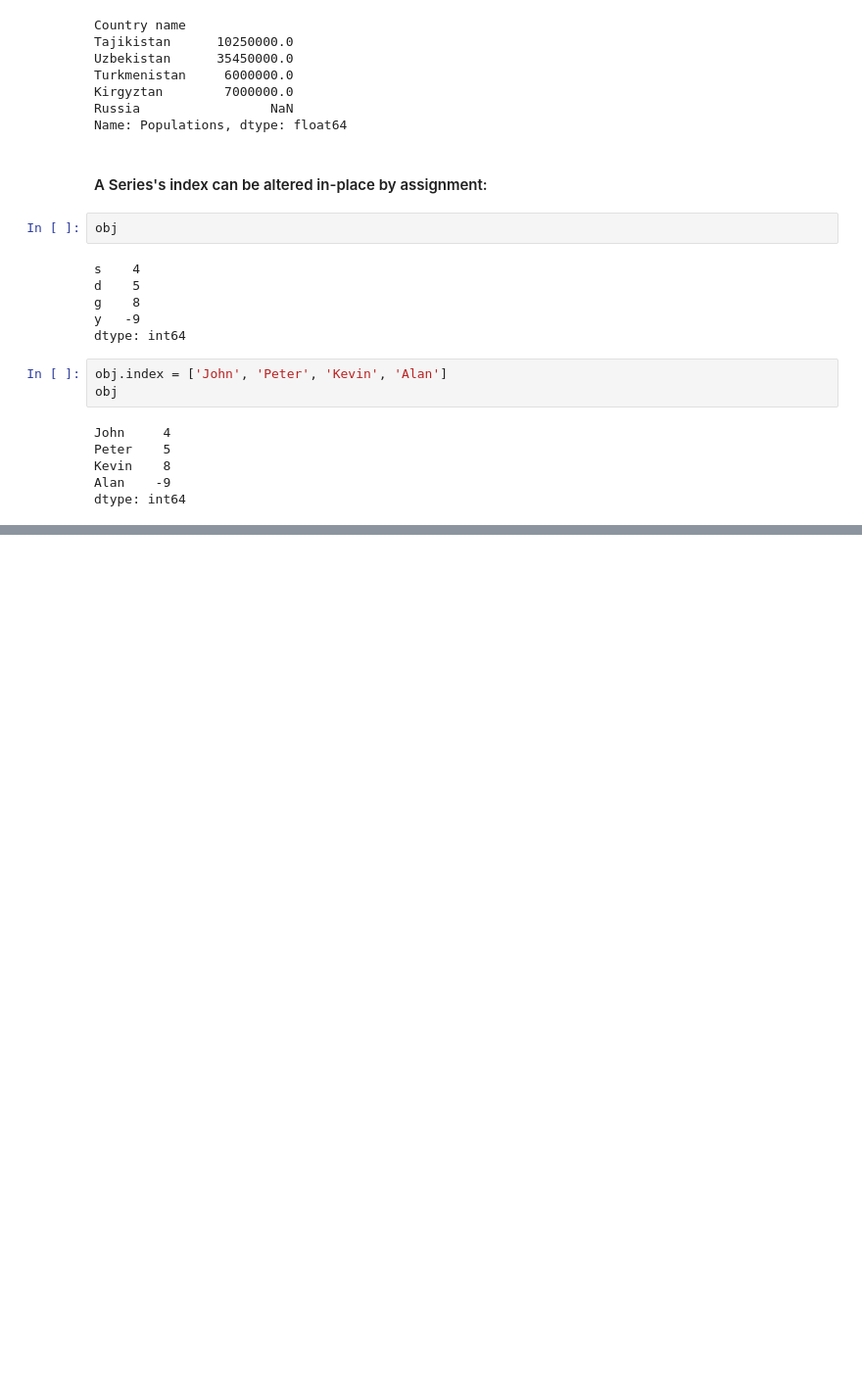
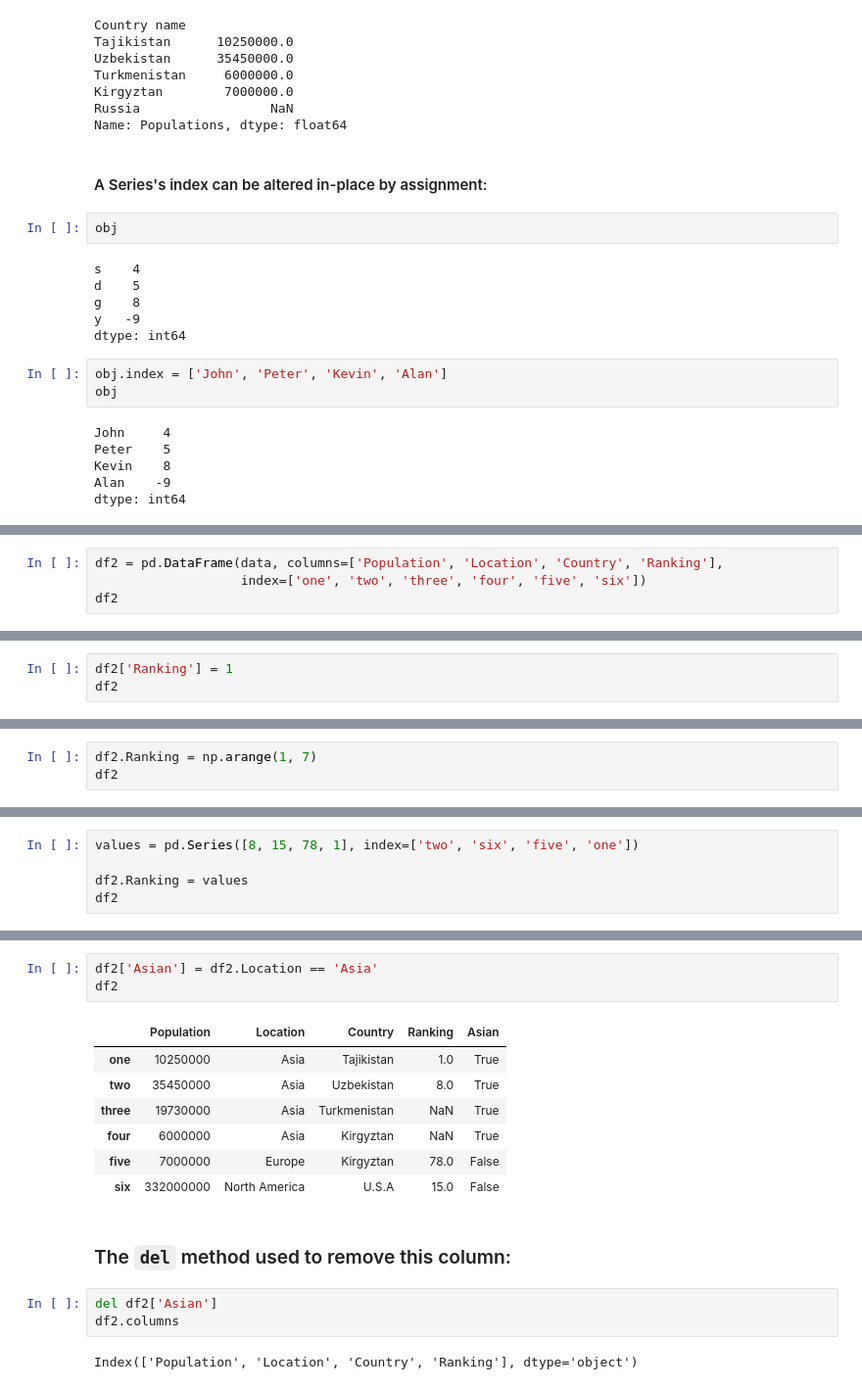
Before and after one commit to ahrorhaidarov/Data-Analysis, a Jupyter notebook: pandas/pandas.ipynb, the cells around one changed output, grey strips where cells are left out. Shown at 98% size. Cells and saved outputs as stored; diff of their text form; blank space fills up the shorter version.

Commit message:
Intro to DataFrame

```diff
--- a/pandas/pandas.ipynb
+++ b/pandas/pandas.ipynb
@@ -217,0 +259,4 @@ dtype: int64
+# %%
+df2 = pd.DataFrame(data, columns=['Population', 'Location', 'Country', 'Ranking'],
+                   index=['one', 'two', 'three', 'four', 'five', 'six'])
+df2
@@ -217,0 +309,3 @@ dtype: int64
+# %%
+df2['Ranking'] = 1
+df2
@@ -217,0 +320,3 @@ dtype: int64
+# %%
+df2.Ranking = np.arange(1, 7)
+df2
@@ -217,0 +331,5 @@ dtype: int64
+# %%
+values = pd.Series([8, 15, 78, 1], index=['two', 'six', 'five', 'one'])
+
+df2.Ranking = values
+df2
@@ -217,0 +344,18 @@ dtype: int64
+# %%
+df2['Asian'] = df2.Location == 'Asia'
+df2
+# %% [output]
+|  | Population | Location | Country | Ranking | Asian |
+| one | 10250000 | Asia | Tajikistan | 1.0 | True |
+| two | 35450000 | Asia | Uzbekistan | 8.0 | True |
+| three | 19730000 | Asia | Turkmenistan | NaN | True |
+| four | 6000000 | Asia | Kirgyztan | NaN | True |
+| five | 7000000 | Europe | Kirgyztan | 78.0 | False |
+| six | 332000000 | North America | U.S.A | 15.0 | False |
+# %% [markdown]
+### The `del` method used to remove this column:
+# %%
+del df2['Asian']
+df2.columns
+# %% [output]
+Index(['Population', 'Location', 'Country', 'Ranking'], dtype='object')
```
Also changed, not shown: parts of 24 cells of this notebook.
